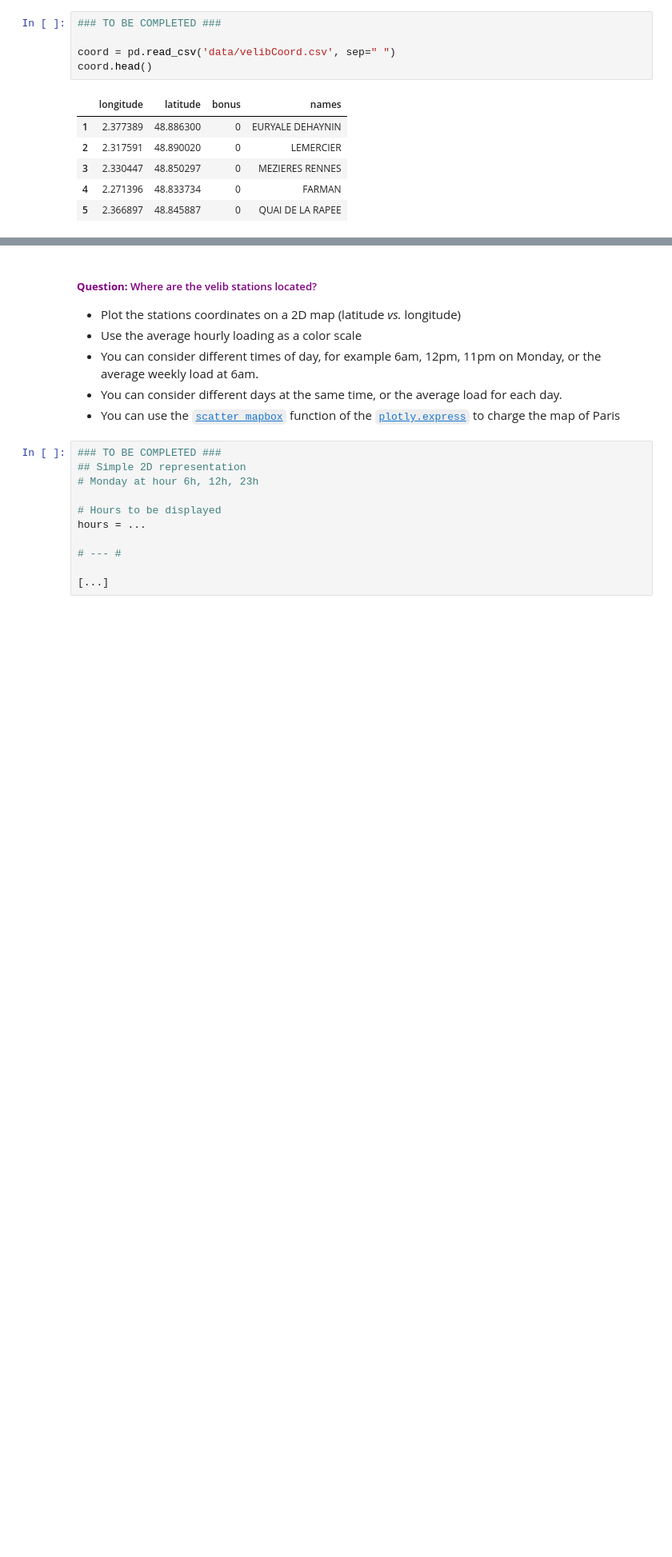
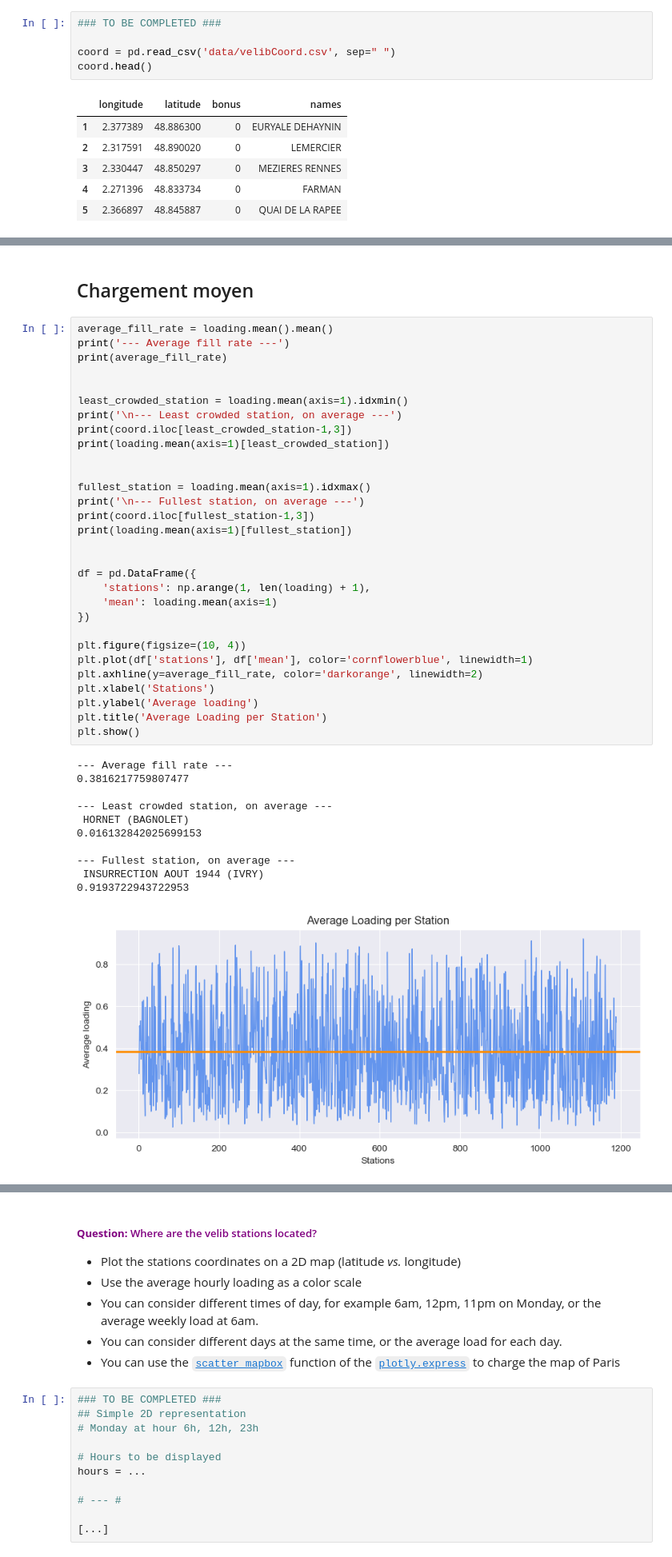
Before and after one commit to maidinhnam/Projet_Analyse_de_donnees, a Jupyter notebook: Velib/TP_velib_Python.ipynb, the cells around one changed output, grey strips where cells are left out. Shown at 80% size. Saved outputs shown, nothing was run; the diff lists cells and outputs as text; blank space fills up the shorter version.

```diff
--- a/Velib/TP_velib_Python.ipynb
+++ b/Velib/TP_velib_Python.ipynb
@@ -321,0 +150,44 @@ import plotly.express as px
+# %% [markdown]
+## Chargement moyen
+# %%
+average_fill_rate = loading.mean().mean()
+print('--- Average fill rate ---')
+print(average_fill_rate)
+
+
+least_crowded_station = loading.mean(axis=1).idxmin()
+print('\n--- Least crowded station, on average ---')
+print(coord.iloc[least_crowded_station-1,3])
+print(loading.mean(axis=1)[least_crowded_station])
+
+
+fullest_station = loading.mean(axis=1).idxmax()
+print('\n--- Fullest station, on average ---')
+print(coord.iloc[fullest_station-1,3])
+print(loading.mean(axis=1)[fullest_station])
+
+
+df = pd.DataFrame({
+    'stations': np.arange(1, len(loading) + 1),
+    'mean': loading.mean(axis=1)
+})
+
+plt.figure(figsize=(10, 4))
+plt.plot(df['stations'], df['mean'], color='cornflowerblue', linewidth=1)
+plt.axhline(y=average_fill_rate, color='darkorange', linewidth=2)
+plt.xlabel('Stations')
+plt.ylabel('Average loading')
+plt.title('Average Loading per Station')
+plt.show()
+# %% [output]
+--- Average fill rate ---
+0.3816217759807477
+
+--- Least crowded station, on average ---
+ HORNET (BAGNOLET)
+0.016132842025699153
+
+--- Fullest station, on average ---
+ INSURRECTION AOUT 1944 (IVRY)
+0.9193722943722953
+[figure, added]
```
Also changed, not shown: parts of 59 cells of this notebook, 2 other files.
